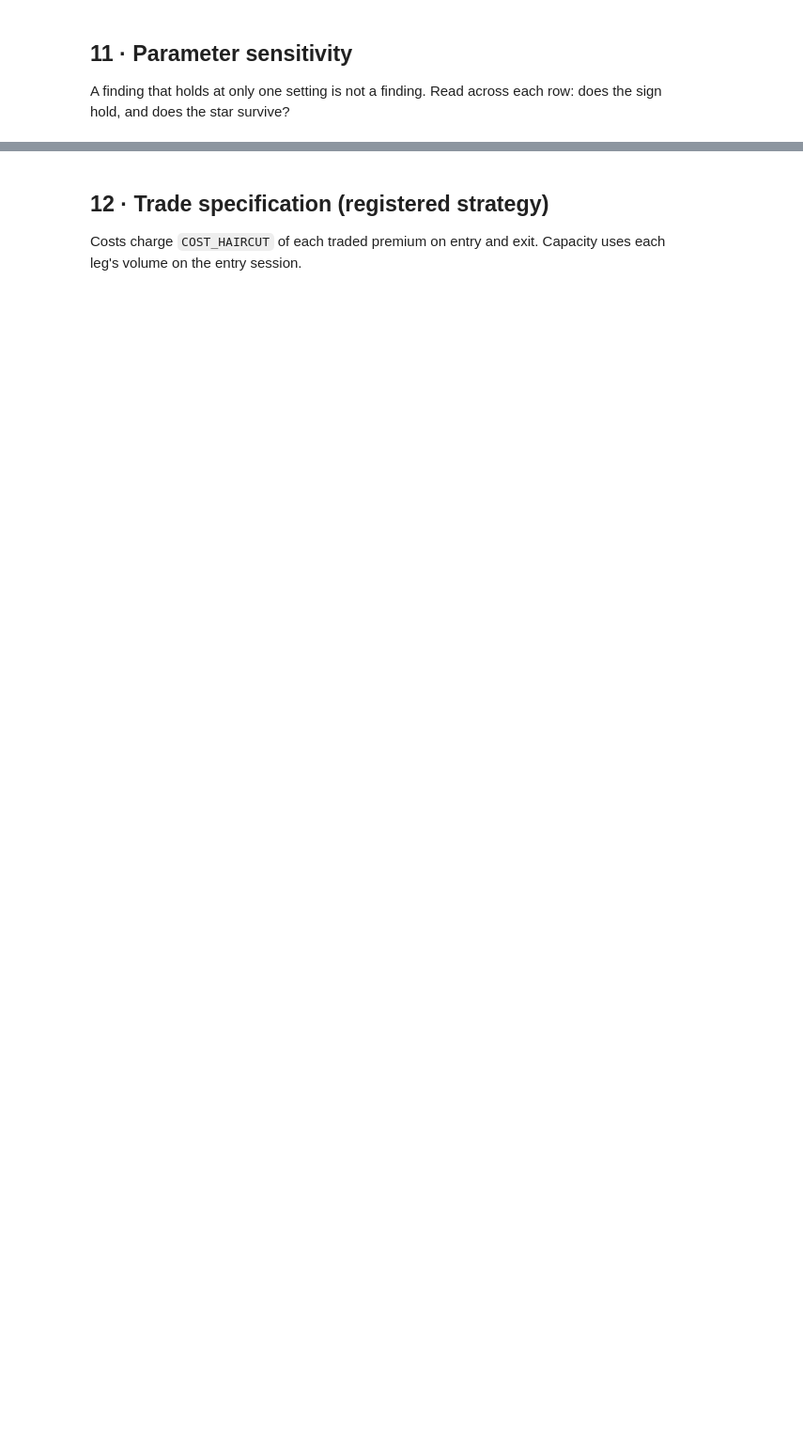
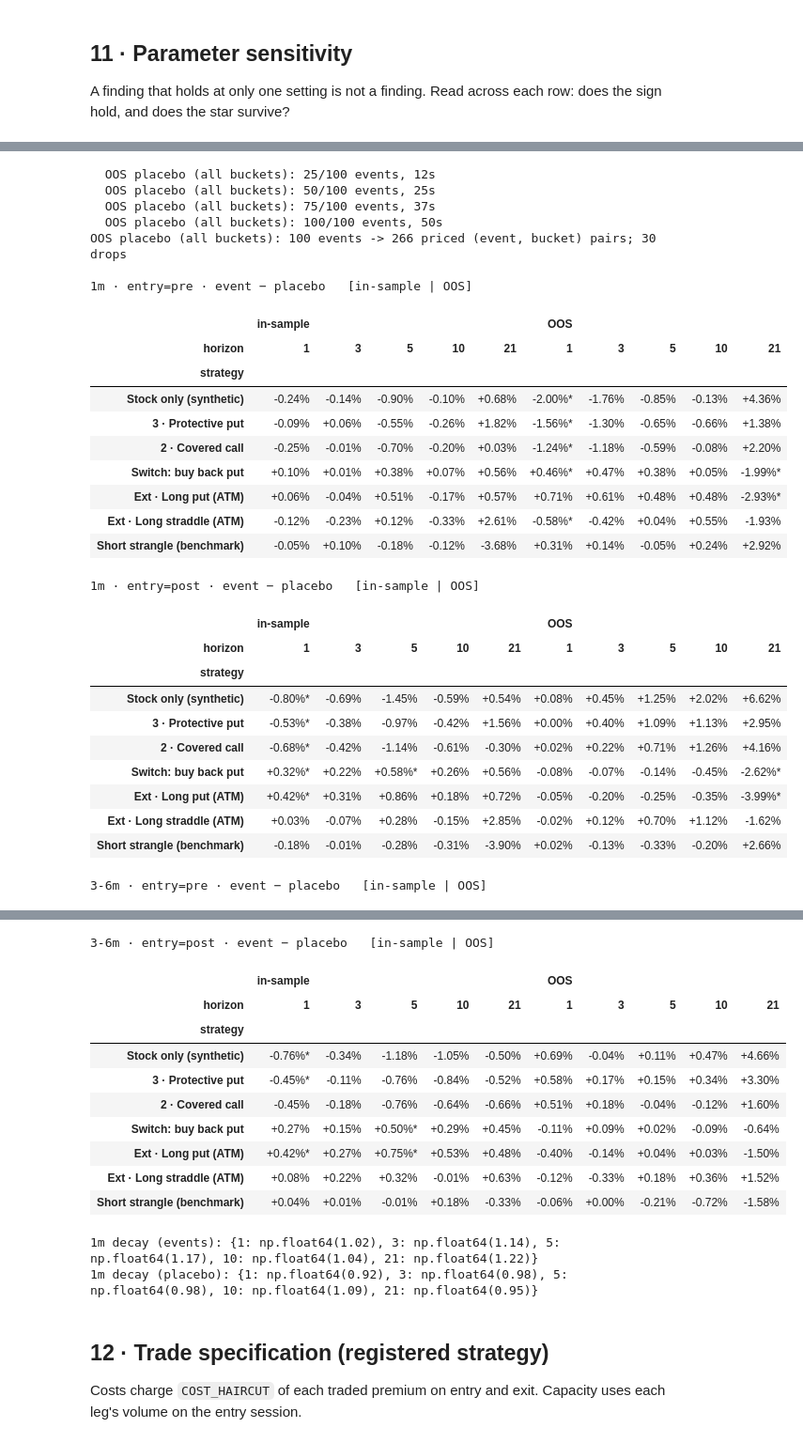
Before and after one commit to sibi-seeni/massive-quant-hacks, a Jupyter notebook: trade-the-8k-research.ipynb, the cells around one changed output, grey strips where cells are left out. Shown at 94% size. Drawn from its saved outputs; the diff is of its cells as text; code cells hidden in the pictures; blank space fills up the shorter version.

```diff
--- a/trade-the-8k-research.ipynb
+++ b/trade-the-8k-research.ipynb
@@ -1344,0 +1490,59 @@ display(sens_table(grid[grid.otm == OTM_PCT], ["entry", "bucket"]))
+# %%
+# ── 1m vs 3-6m, against placebo, pre & post, in-sample & OOS ──
+FOC = [s for s in ["stock", "protective_put", "covered_call", "drop_put", "long_put",
+                   "long_straddle", "short_strangle"] if s in STRATEGIES]
+HS = (1, 3, 5, 10, 21)
+
+def _cells(d):
+    d = d[d.strategy.isin(FOC) & d.horizon.isin(HS)].copy()
+    d["cell"] = d.apply(lambda r: "" if pd.isna(r.get("difference")) else
+                        f"{r.difference*100:+.2f}%{'*' if (r.ci_lo > 0 or r.ci_hi < 0) else ''}", axis=1)
+    return d.pivot(index="strategy", columns="horizon", values="cell").reindex(FOC).rename(index=STRATEGY_LABEL)
+
+ins_res, ins_pl = study["results"], study["placebo_results"]
+if "oos_pl" not in globals():
+    _pev = sample_placebo(oos_study["events"] if "oos_study" in globals() else oos["events"], 100, OOS_START, OOS_END)
+    _ppr, _ = price_events(_pev, None, [OTM_PCT], label="OOS placebo (all buckets)")
+    oos_pl = evaluate(_ppr, [OTM_PCT])
+oos_res = (oos_study if "oos_study" in globals() else oos)["results"]
+
+for bucket in ("1m", "3-6m"):
+    for entry in ("pre", "post"):
+        a = _cells(difference_board(ins_res, ins_pl, bucket=bucket, entry=entry))
+        b = _cells(difference_board(oos_res, oos_pl, bucket=bucket, entry=entry))
+        print(f"\n{bucket} · entry={entry} · event − placebo   [in-sample | OOS]")
+        display(pd.concat({"in-sample": a, "OOS": b}, axis=1))
+
+for lab, r in (("events", ins_res), ("placebo", ins_pl)):
+    x = slice_results(r, "1m", "pre", OTM_PCT)
+    print(f"1m decay ({lab}):", {h: round(x.loc[x.horizon == h, 'ratio'].mean(), 2) for h in (1, 3, 5, 10, 21) if h in set(x.horizon)})
+# %% [output]
+  OOS placebo (all buckets): 25/100 events, 12s
+  OOS placebo (all buckets): 50/100 events, 25s
+  OOS placebo (all buckets): 75/100 events, 37s
+  OOS placebo (all buckets): 100/100 events, 50s
+OOS placebo (all buckets): 100 events -> 266 priced (event, bucket) pairs; 30 drops
+
+1m · entry=pre · event − placebo   [in-sample | OOS]
+|  | in-sample |  |  |  |  | OOS |  |  |  |  |
+| horizon | 1 | 3 | 5 | 10 | 21 | 1 | 3 | 5 | 10 | 21 |
+| strategy |  |  |  |  |  |  |  |  |  |  |
+| Stock only (synthetic) | -0.24% | -0.14% | -0.90% | -0.10% | +0.68% | -2.00%* | -1.76% | -0.85% | -0.13% | +4.36% |
+| 3 · Protective put | -0.09% | +0.06% | -0.55% | -0.26% | +1.82% | -1.56%* | -1.30% | -0.65% | -0.66% | +1.38% |
+| 2 · Covered call | -0.25% | -0.01% | -0.70% | -0.20% | +0.03% | -1.24%* | -1.18% | -0.59% | -0.08% | +2.20% |
+| Switch: buy back put | +0.10% | +0.01% | +0.38% | +0.07% | +0.56% | +0.46%* | +0.47% | +0.38% | +0.05% | -1.99%* |
+| Ext · Long put (ATM) | +0.06% | -0.04% | +0.51% | -0.17% | +0.57% | +0.71% | +0.61% | +0.48% | +0.48% | -2.93%* |
+| Ext · Long straddle (ATM) | -0.12% | -0.23% | +0.12% | -0.33% | +2.61% | -0.58%* | -0.42% | +0.04% | +0.55% | -1.93% |
+| Short strangle (benchmark) | -0.05% | +0.10% | -0.18% | -0.12% | -3.68% | +0.31% | +0.14% | -0.05% | +0.24% | +2.92% |
+1m · entry=post · event − placebo   [in-sample | OOS]
+|  | in-sample |  |  |  |  | OOS |  |  |  |  |
+| horizon | 1 | 3 | 5 | 10 | 21 | 1 | 3 | 5 | 10 | 21 |
+| strategy |  |  |  |  |  |  |  |  |  |  |
+| Stock only (synthetic) | -0.80%* | -0.69% | -1.45% | -0.59% | +0.54% | +0.08% | +0.45% | +1.25% | +2.02% | +6.62% |
+| 3 · Protective put | -0.53%* | -0.38% | -0.97% | -0.42% | +1.56% | +0.00% | +0.40% | +1.09% | +1.13% | +2.95% |
+| 2 · Covered call | -0.68%* | -0.42% | -1.14% | -0.61% | -0.30% | +0.02% | +0.22% | +0.71% | +1.26% | +4.16% |
+| Switch: buy back put | +0.32%* | +0.22% | +0.58%* | +0.26% | +0.56% | -0.08% | -0.07% | -0.14% | -0.45% | -2.62%* |
+| Ext · Long put (ATM) | +0.42%* | +0.31% | +0.86% | +0.18% | +0.72% | -0.05% | -0.20% | -0.25% | -0.35% | -3.99%* |
+| Ext · Long straddle (ATM) | +0.03% | -0.07% | +0.28% | -0.15% | +2.85% | -0.02% | +0.12% | +0.70% | +1.12% | -1.62% |
+| Short strangle (benchmark) | -0.18% | -0.01% | -0.28% | -0.31% | -3.90% | +0.02% | -0.13% | -0.33% | -0.20% | +2.66% |
+3-6m · entry=pre · event − placebo   [in-sample | OOS]
@@ -1345,3 +1559,16 @@ display(sens_table(grid[grid.otm == OTM_PCT], ["entry", "bucket"]))
+3-6m · entry=post · event − placebo   [in-sample | OOS]
+|  | in-sample |  |  |  |  | OOS |  |  |  |  |
+| horizon | 1 | 3 | 5 | 10 | 21 | 1 | 3 | 5 | 10 | 21 |
+| strategy |  |  |  |  |  |  |  |  |  |  |
+| Stock only (synthetic) | -0.76%* | -0.34% | -1.18% | -1.05% | -0.50% | +0.69% | -0.04% | +0.11% | +0.47% | +4.66% |
+| 3 · Protective put | -0.45%* | -0.11% | -0.76% | -0.84% | -0.52% | +0.58% | +0.17% | +0.15% | +0.34% | +3.30% |
+| 2 · Covered call | -0.45% | -0.18% | -0.76% | -0.64% | -0.66% | +0.51% | +0.18% | -0.04% | -0.12% | +1.60% |
+| Switch: buy back put | +0.27% | +0.15% | +0.50%* | +0.29% | +0.45% | -0.11% | +0.09% | +0.02% | -0.09% | -0.64% |
+| Ext · Long put (ATM) | +0.42%* | +0.27% | +0.75%* | +0.53% | +0.48% | -0.40% | -0.14% | +0.04% | +0.03% | -1.50% |
+| Ext · Long straddle (ATM) | +0.08% | +0.22% | +0.32% | -0.01% | +0.63% | -0.12% | -0.33% | +0.18% | +0.36% | +1.52% |
+| Short strangle (benchmark) | +0.04% | +0.01% | -0.01% | +0.18% | -0.33% | -0.06% | +0.00% | -0.21% | -0.72% | -1.58% |
+1m decay (events): {1: np.float64(1.02), 3: np.float64(1.14), 5: np.float64(1.17), 10: np.float64(1.04), 21: np.float64(1.22)}
+1m decay (placebo): {1: np.float64(0.92), 3: np.float64(0.98), 5: np.float64(0.98), 10: np.float64(1.09), 21: np.float64(0.95)}
 # %% [markdown]
 ## 12 · Trade specification (registered strategy)
 
```
Also changed, not shown: parts of 9 cells of this notebook, 4 other files.
